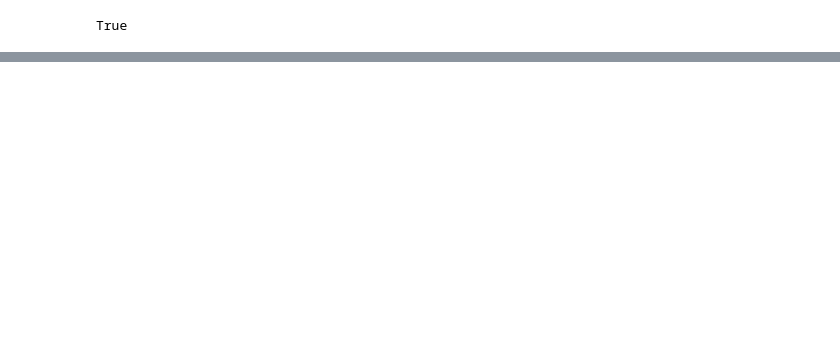
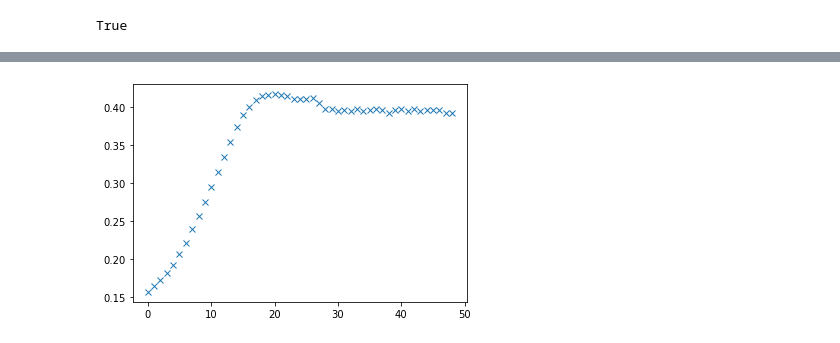
Before and after one commit to mmosc/SBNet, a Jupyter notebook: mmimdb_explore.ipynb, the cells around one changed output, grey strips where cells are left out. Drawn from its saved outputs; the diff is of its cells as text; code cells hidden in the pictures; blank space fills up the shorter version.

```diff
--- a/mmimdb_explore.ipynb
+++ b/mmimdb_explore.ipynb
@@ -395,0 +340,7 @@ ValueError: Found input variables with inconsistent numbers of samples: [15552,
+# %%
+import matplotlib.pyplot as plt
+ar = np.arange(len(losses)) # just as an example array
+plt.plot(ar, f1_scores, 'x')
+plt.show()
+# %% [output]
+[figure, added]
```
Also changed, not shown: parts of 10 cells of this notebook.
